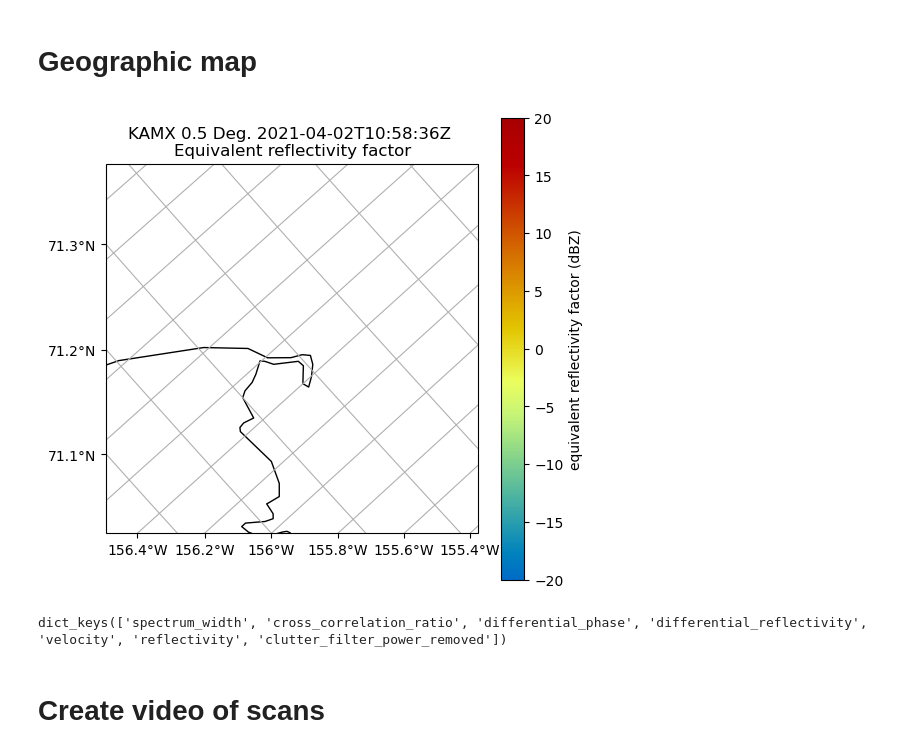
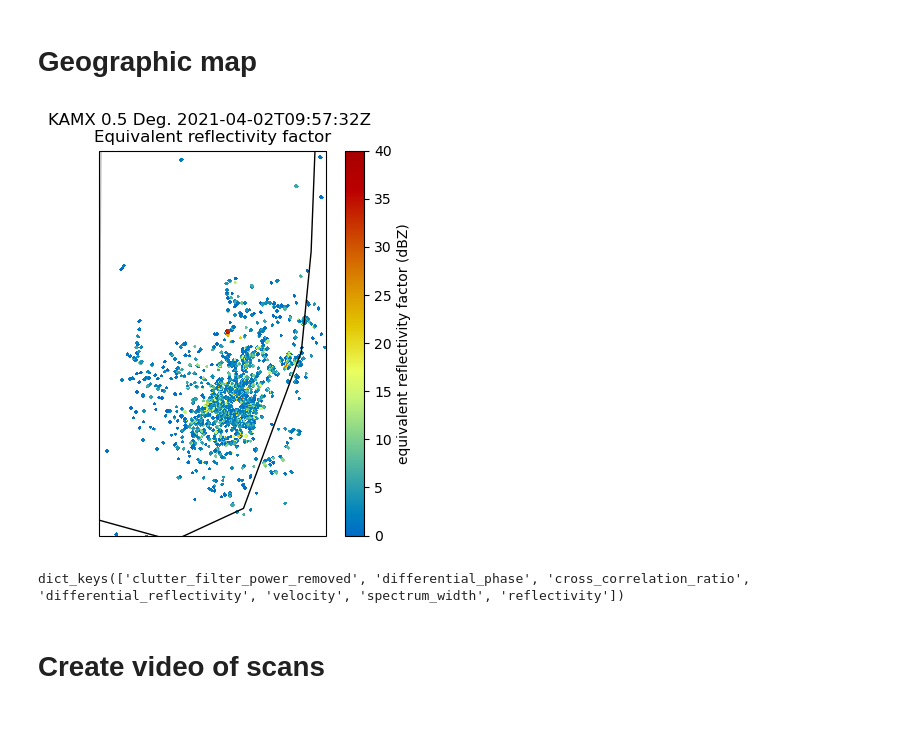
Before and after one commit to weecology/everglades_radar, a Jupyter notebook: Download.ipynb, the cells around one changed output. Saved outputs shown, nothing was run; the diff lists cells and outputs as text; code cells hidden in the pictures; blank space fills up the shorter version.

```diff
--- a/Download.ipynb
+++ b/Download.ipynb
@@ -88,7 +106,9 @@ fig = plt.figure(figsize=(16,12))
 for i,scan in enumerate(results.iter_success(),start=1):
     ax = fig.add_subplot(3,3,i)
     radar = scan.open_pyart()
+    gate_filter = gatefilter = pyart.correct.GateFilter(radar)
+    gate_filter.exclude_below("differential_phase",90)
     display = pyart.graph.RadarDisplay(radar)
-    display.plot('cross_correlation_ratio',0,ax=ax,title="{} {}".format(scan.radar_id,scan.scan_time))
+    display.plot('differential_phase',0,ax=ax,title="{} {}".format(scan.radar_id,scan.scan_time))
     display.set_limits((-150, 150), (-150, 150), ax=ax)
 # %% [output]
@@ -96,22 +117,21 @@ for i,scan in enumerate(results.iter_success(),start=1):
 # %% [markdown]
 # Geographic map
 # %%
+gate_filter = gatefilter = pyart.correct.GateFilter(radar)
+gate_filter.exclude_below("reflectivity",0)
 display = pyart.graph.RadarMapDisplay(radar)
 projection = ccrs.LambertConformal(central_latitude=radar.latitude['data'][0],
                                    central_longitude=radar.longitude['data'][0])
-fig = plt.figure(figsize=(6,6))
-display.plot_ppi_map('reflectivity', 0, vmin=-20, vmax=20,
-                     min_lon=-157.1, max_lon=-156, min_lat=71.2, max_lat=71.6,
-                     lon_lines=np.arange(-158, -154, .2), resolution='10m',
-                     lat_lines=np.arange(69, 72, .1), projection=projection,
+fig = plt.figure(figsize=(5,5))
+display.plot_ppi_map('reflectivity', 0, vmin=0, vmax=40,projection=projection,
                      fig=fig, lat_0=radar.latitude['data'][0],
-                     lon_0=radar.longitude['data'][0])
+                     lon_0=radar.longitude['data'][0], min_lat=25.1, max_lat=26.6, min_lon=-81.0, max_lon=-80.03, gatefilter=gate_filter)
 # %% [output]
-[figure, old version]
+[figure, new version]
 # %%
 radar.fields.keys()
 # %% [output]
-dict_keys(['spectrum_width', 'cross_correlation_ratio', 'differential_phase', 'differential_reflectivity', 'velocity', 'reflectivity', 'clutter_filter_power_removed'])
+dict_keys(['clutter_filter_power_removed', 'differential_phase', 'cross_correlation_ratio', 'differential_reflectivity', 'velocity', 'spectrum_width', 'reflectivity'])
 # %% [markdown]
 # Create video of scans
 # %%
```
Also changed, not shown: parts of 16 cells of this notebook.
